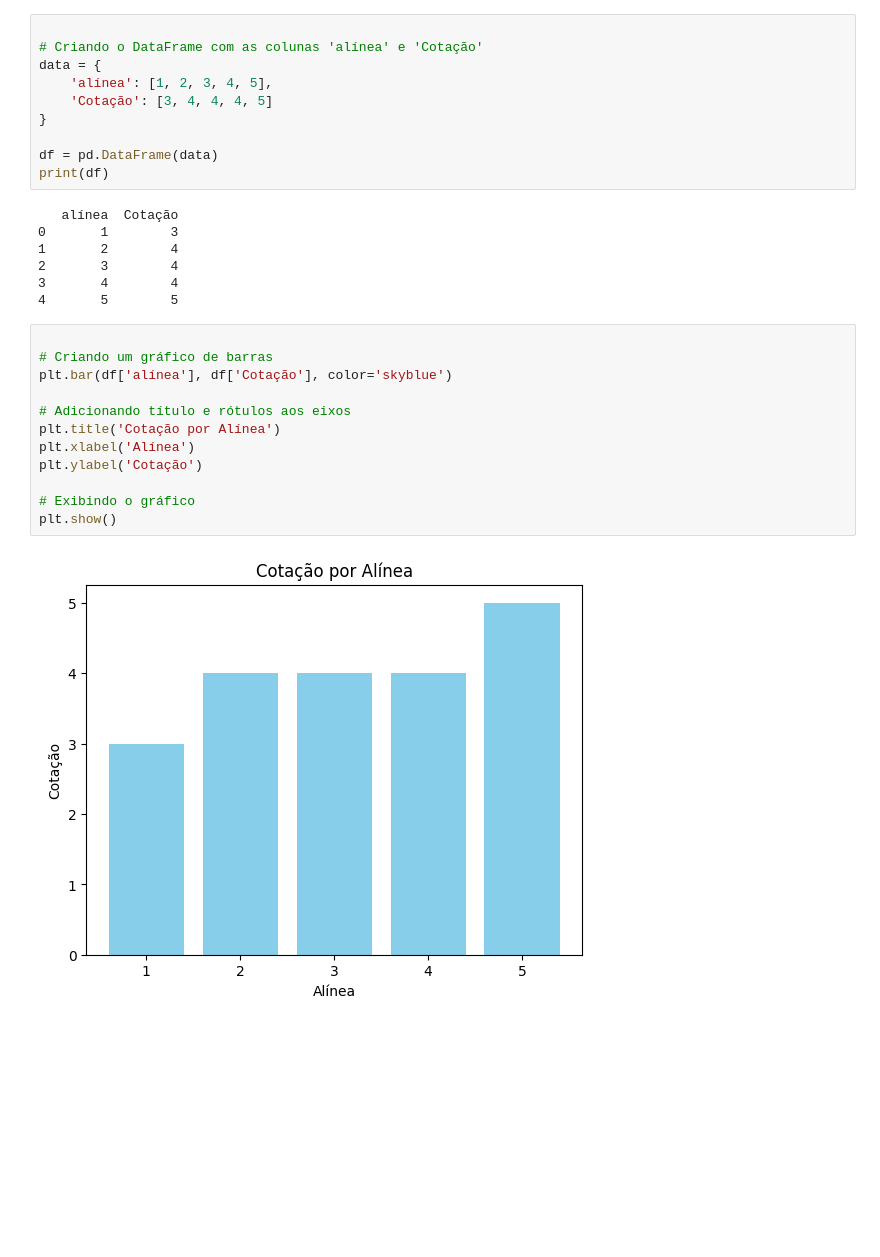
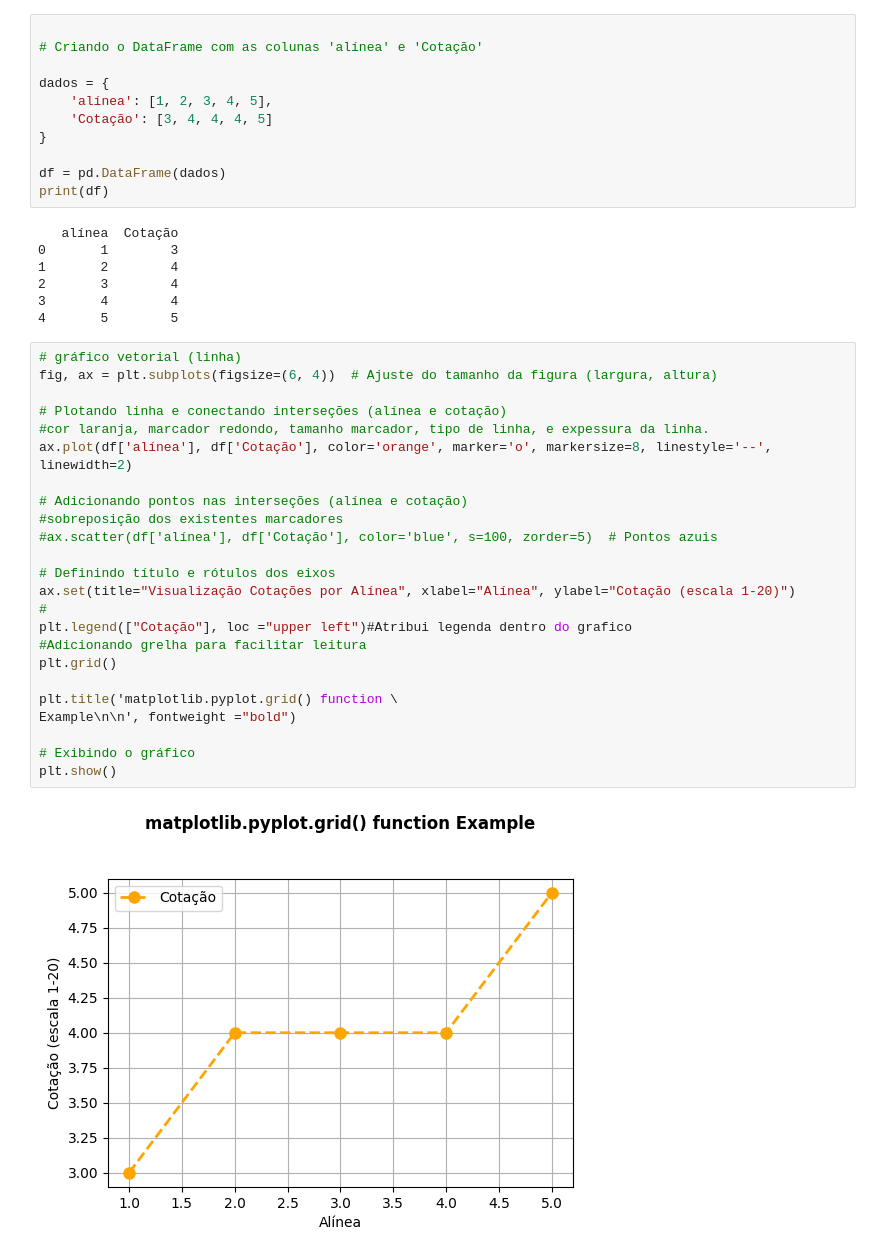
Before and after one commit to VB-Python/FundamentosPython_10793_2-AT, a Jupyter notebook: FICHA_FINAL/FAVEnunciadoGeral/ex05_3_3_FAVEGeral.ipynb, the cells around one changed output. Cells and saved outputs as stored; diff of their text form; blank space fills up the shorter version.

```diff
--- a/FICHA_FINAL/FAVEnunciadoGeral/ex05_3_3_FAVEGeral.ipynb
+++ b/FICHA_FINAL/FAVEnunciadoGeral/ex05_3_3_FAVEGeral.ipynb
@@ -17,12 +19,13 @@ import matplotlib.pyplot as plt
 # %%
 
 # Criando o DataFrame com as colunas 'alínea' e 'Cotação'
-data = {
+
+dados = {
     'alínea': [1, 2, 3, 4, 5],
     'Cotação': [3, 4, 4, 4, 5]
 }
 
-df = pd.DataFrame(data)
+df = pd.DataFrame(dados)
 print(df)
 # %% [output]
    alínea  Cotação
@@ -31,17 +34,29 @@ print(df)
 2       3        4
 3       4        4
 4       5        5
-# %%
-
-# Criando um gráfico de barras
-plt.bar(df['alínea'], df['Cotação'], color='skyblue')
-
-# Adicionando título e rótulos aos eixos
-plt.title('Cotação por Alínea')
-plt.xlabel('Alínea')
-plt.ylabel('Cotação')
-
-# Exibindo o gráfico
-plt.show()
-# %% [output]
-[figure, removed]
+# %%
+# gráfico vetorial (linha)
+fig, ax = plt.subplots(figsize=(6, 4))  # Ajuste do tamanho da figura (largura, altura)
+
+# Plotando linha e conectando interseções (alínea e cotação)
+#cor laranja, marcador redondo, tamanho marcador, tipo de linha, e expessura da linha.
+ax.plot(df['alínea'], df['Cotação'], color='orange', marker='o', markersize=8, linestyle='--', linewidth=2)
+
+# Adicionando pontos nas interseções (alínea e cotação)
+#sobreposição dos existentes marcadores
+#ax.scatter(df['alínea'], df['Cotação'], color='blue', s=100, zorder=5)  # Pontos azuis
+
+# Definindo título e rótulos dos eixos
+ax.set(title="Visualização Cotações por Alínea", xlabel="Alínea", ylabel="Cotação (escala 1-20)")
+#
+plt.legend(["Cotação"], loc ="upper left")#Atribui legenda dentro do grafico
+#Adicionando grelha para facilitar leitura
+plt.grid()
+
+plt.title('matplotlib.pyplot.grid() function \
+Example\n\n', fontweight ="bold")
+
+# Exibindo o gráfico
+plt.show()
+# %% [output]
+[figure, added]
```
Also changed, not shown: parts of 3 cells of this notebook, 4 other files.
